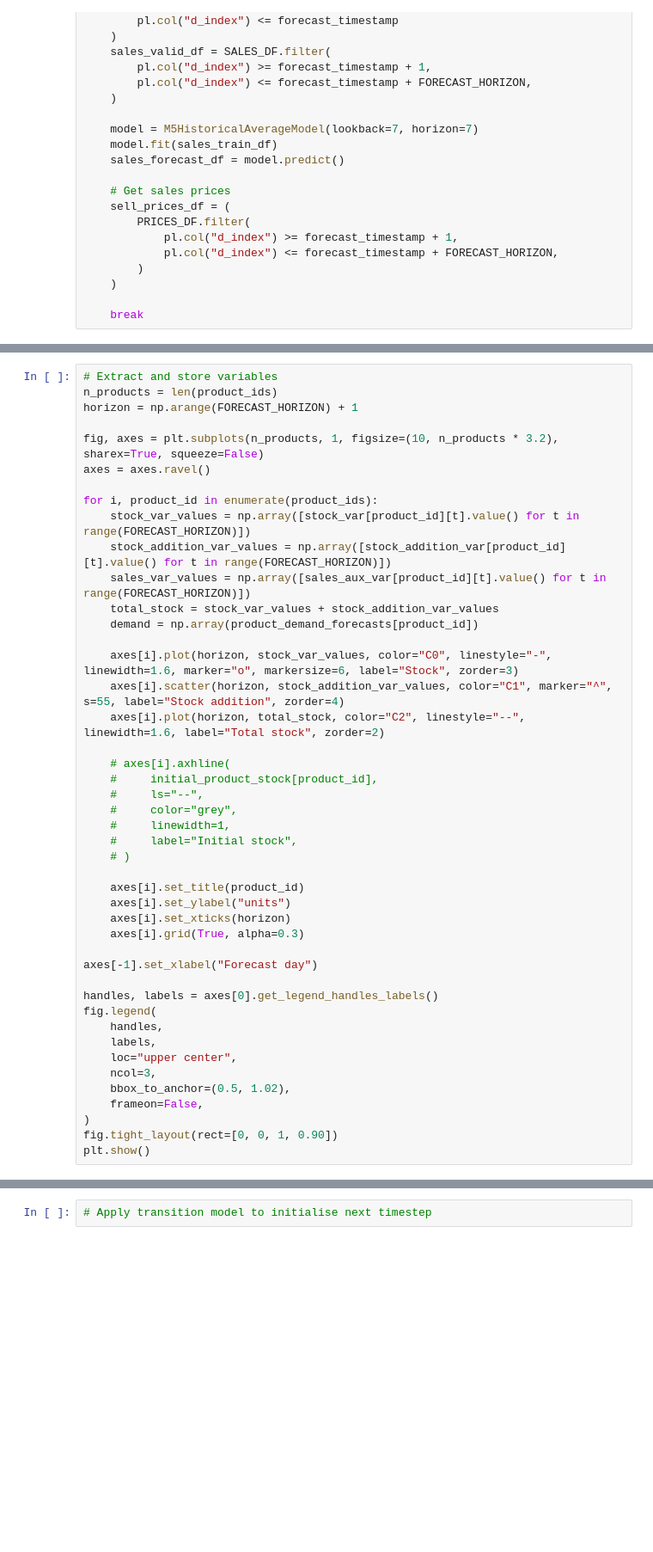
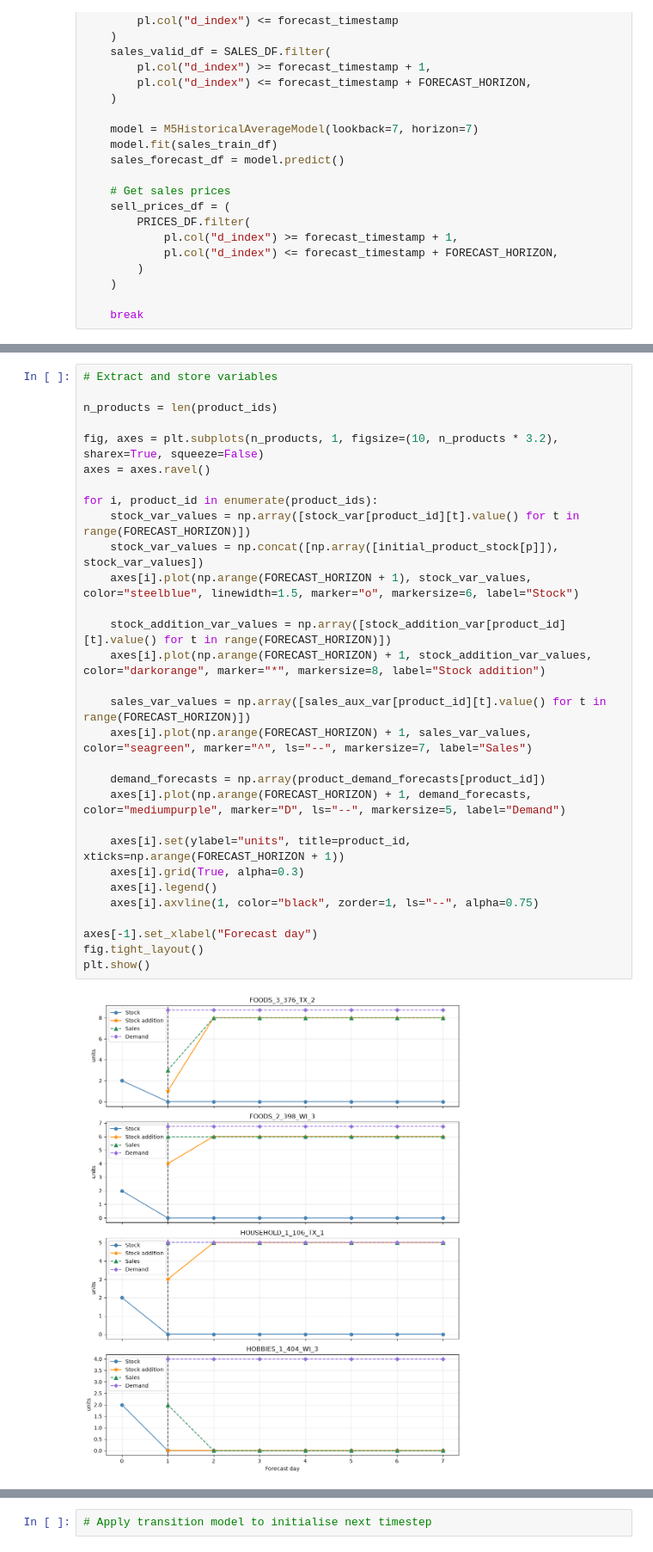
Before and after one commit to lmalms/sequence-learners, a Jupyter notebook: m5-acc/optimization/2.0_mpc.ipynb, the cells around one changed output, grey strips where cells are left out. Shown at 86% size. Saved outputs shown, nothing was run; the diff lists cells and outputs as text; blank space fills up the shorter version.

```diff
--- a/m5-acc/optimization/2.0_mpc.ipynb
+++ b/m5-acc/optimization/2.0_mpc.ipynb
@@ -475,45 +672,32 @@ pulp.LpStatus[problem.status]
 # %%
 # Extract and store variables
+
 n_products = len(product_ids)
-horizon = np.arange(FORECAST_HORIZON) + 1
 
 fig, axes = plt.subplots(n_products, 1, figsize=(10, n_products * 3.2), sharex=True, squeeze=False)
 axes = axes.ravel()
 
 for i, product_id in enumerate(product_ids):
     stock_var_values = np.array([stock_var[product_id][t].value() for t in range(FORECAST_HORIZON)])
+    stock_var_values = np.concat([np.array([initial_product_stock[p]]), stock_var_values])
+    axes[i].plot(np.arange(FORECAST_HORIZON + 1), stock_var_values, color="steelblue", linewidth=1.5, marker="o", markersize=6, label="Stock")
+
     stock_addition_var_values = np.array([stock_addition_var[product_id][t].value() for t in range(FORECAST_HORIZON)])
+    axes[i].plot(np.arange(FORECAST_HORIZON) + 1, stock_addition_var_values, color="darkorange", marker="*", markersize=8, label="Stock addition")
+
     sales_var_values = np.array([sales_aux_var[product_id][t].value() for t in range(FORECAST_HORIZON)])
-    total_stock = stock_var_values + stock_addition_var_values
-    demand = np.array(product_demand_forecasts[product_id])
+    axes[i].plot(np.arange(FORECAST_HORIZON) + 1, sales_var_values, color="seagreen", marker="^", ls="--", markersize=7, label="Sales")
 
-    axes[i].plot(horizon, stock_var_values, color="C0", linestyle="-", linewidth=1.6, marker="o", markersize=6, label="Stock", zorder=3)
-    axes[i].scatter(horizon, stock_addition_var_values, color="C1", marker="^", s=55, label="Stock addition", zorder=4)
-    axes[i].plot(horizon, total_stock, color="C2", linestyle="--", linewidth=1.6, label="Total stock", zorder=2)
+    demand_forecasts = np.array(product_demand_forecasts[product_id])
+    axes[i].plot(np.arange(FORECAST_HORIZON) + 1, demand_forecasts, color="mediumpurple", marker="D", ls="--", markersize=5, label="Demand")
 
-    # axes[i].axhline(
-    #     initial_product_stock[product_id],
-    #     ls="--",
-    #     color="grey",
-    #     linewidth=1,
-    #     label="Initial stock",
-    # )
-
-    axes[i].set_title(product_id)
-    axes[i].set_ylabel("units")
-    axes[i].set_xticks(horizon)
+    axes[i].set(ylabel="units", title=product_id, xticks=np.arange(FORECAST_HORIZON + 1))
     axes[i].grid(True, alpha=0.3)
+    axes[i].legend()
+    axes[i].axvline(1, color="black", zorder=1, ls="--", alpha=0.75)
 
 axes[-1].set_xlabel("Forecast day")
-
-handles, labels = axes[0].get_legend_handles_labels()
-fig.legend(
-    handles,
-    labels,
-    loc="upper center",
-    ncol=3,
-    bbox_to_anchor=(0.5, 1.02),
-    frameon=False,
-)
-fig.tight_layout(rect=[0, 0, 1, 0.90])
+fig.tight_layout()
 plt.show()
+# %% [output]
+[figure, added]
```
Also changed, not shown: parts of 10 cells of this notebook.
